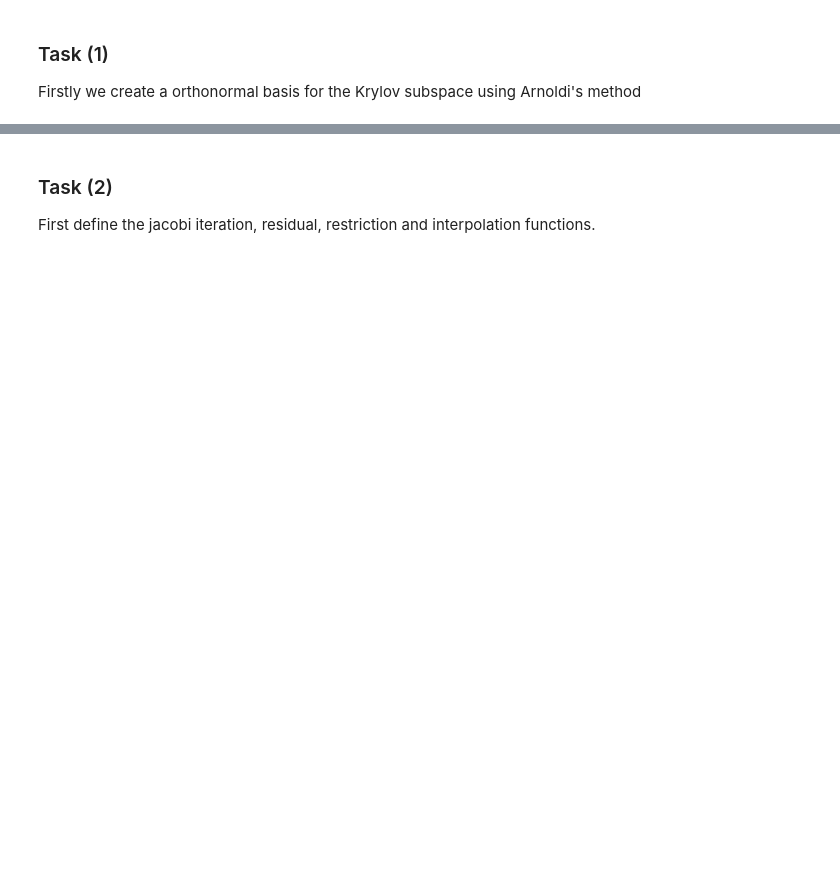
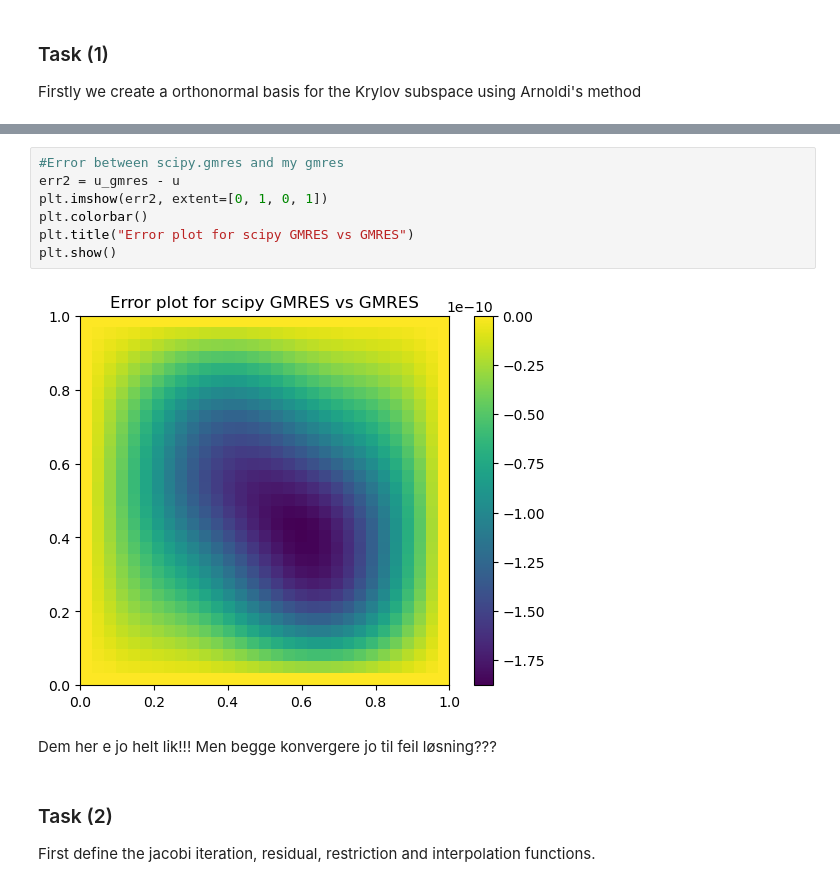
Before and after one commit to SpeedyPeder/NUMLINALG---Project-2, a Jupyter notebook: Project2.ipynb, the cells around one changed output, grey strips where cells are left out. Saved outputs shown, nothing was run; the diff lists cells and outputs as text; blank space fills up the shorter version.

```diff
--- a/Project2.ipynb
+++ b/Project2.ipynb
@@ -229,3 +235,14 @@ plt.show()
+# %%
+#Error between scipy.gmres and my gmres
+err2 = u_gmres - u
+plt.imshow(err2, extent=[0, 1, 0, 1])
+plt.colorbar()
+plt.title("Error plot for scipy GMRES vs GMRES")
+plt.show()
+# %% [output]
+[figure, added]
+# %% [markdown]
+Dem her e jo helt lik!!! Men begge konvergere jo til feil løsning???
 # %% [markdown]
 ### Task (2)
 
```
Also changed, not shown: parts of 15 cells of this notebook.
